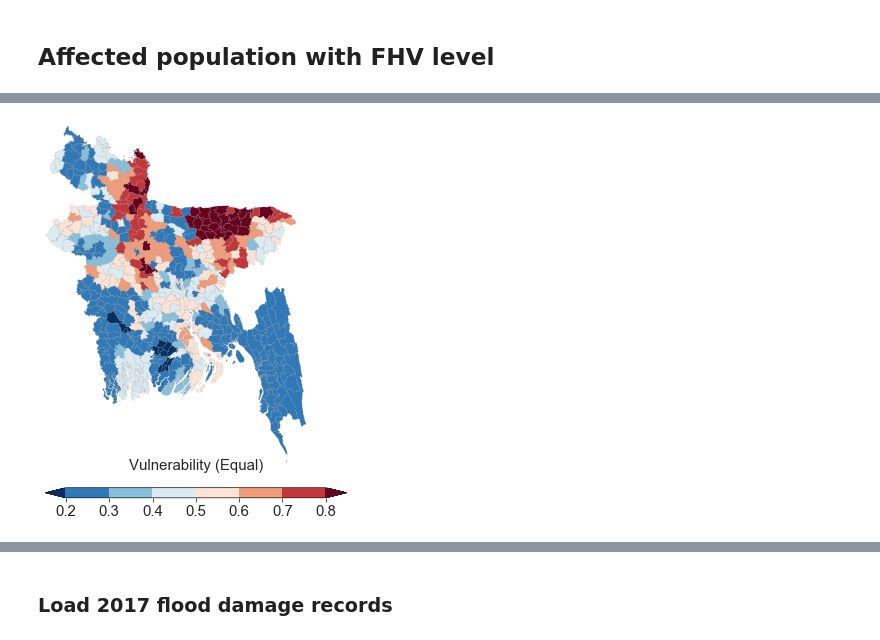
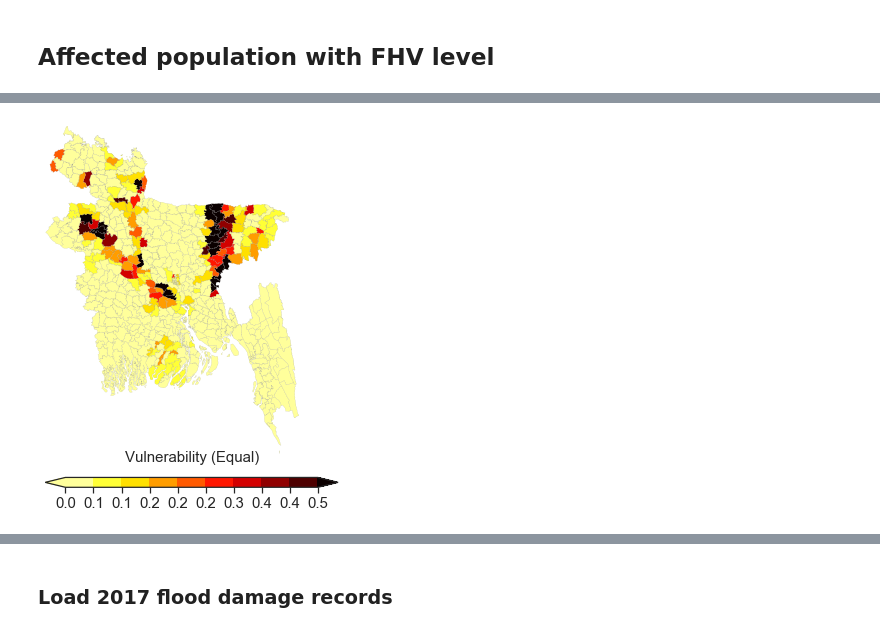
Before and after one commit to gnodnooh/VulnRiskImpact-BGD, a Jupyter notebook: FVI_Assessment2.ipynb, the cells around one changed output, grey strips where cells are left out. Drawn from its saved outputs; the diff is of its cells as text; code cells hidden in the pictures.

```diff
--- a/FVI_Assessment2.ipynb
+++ b/FVI_Assessment2.ipynb
@@ -134,13 +139,27 @@ impact['ADM2_PCODE'] = (impact['ADM3_PCODE'] / 100).astype(int)
 impact = impact.set_index('ADM3_PCODE')
 
 # Merge impact and vulnerability
-merge = pd.merge(impact, vuln, how='outer', left_index=True, right_index=True)
+merge3 = pd.merge(impact, vuln, how='outer', left_index=True, right_index=True)
 
 # IMPACT ASSESSMENT -------------------------- #
-merge['AVG_VULN_EQUAL'] = merge['POPU_FCST']*merge['equal']/merge['POPU_FCST']
-merge['AVG_VULN_SOVI'] = merge['POPU_FCST']*merge['sovi']/merge['POPU_FCST']
+# Upazila
+merge3['VULN_EQUAL_FCST'] = merge3['POPU_FCST']*merge3['equal']
+merge3['VULN_SOVI_FCST'] = merge3['POPU_FCST']*merge3['sovi']
+merge3['VULN_EQUAL_INUN'] = merge3['POPU_INUN']*merge3['equal']
+merge3['VULN_SOVI_INUN'] = merge3['POPU_INUN']*merge3['sovi']
+# District
+cols = ['POPU_TOTAL','POPU_INUN','POPU_FCST',
+        'VULN_EQUAL_FCST','VULN_SOVI_FCST',
+        'VULN_EQUAL_INUN','VULN_SOVI_INUN']
+merge2 = merge3.groupby('ADM2_PCODE')[cols].sum()
+merge2['POPU_INUN_RATIO'] = merge2['POPU_INUN']/merge2['POPU_TOTAL']
+merge2['POPU_FCST_RATIO'] = merge2['POPU_FCST']/merge2['POPU_TOTAL']
+merge2['AVG_VULN_EQUAL_FCST'] = merge2['VULN_EQUAL_FCST']/(merge2['POPU_FCST']+1)
+merge2['AVG_VULN_SOVI_FCST'] = merge2['VULN_SOVI_FCST']/(merge2['POPU_FCST']+1)
+merge2['AVG_VULN_EQUAL_INUN'] = merge2['VULN_EQUAL_INUN']/(merge2['POPU_INUN']+1)
+merge2['AVG_VULN_SOVI_INUN'] = merge2['VULN_SOVI_INUN']/(merge2['POPU_INUN']+1)
+# -------------------------------------------- #
 
 # Mapping
-mapdata3 = shape.copy()
-mapdata3['ADM3_PCODE'] = mapdata3['ADM3_PCODE'].astype(int)
-mapdata3 = mapdata3.merge(merge, how='outer', on='ADM3_PCODE')
+mapdata3 = shape3.merge(merge3, how='outer', on='ADM3_PCODE')
+mapdata2 = shape2.merge(merge2, how='outer', on='ADM2_PCODE')
@@ -152,40 +184,40 @@ mapdata3 = mapdata3.merge(merge, how='outer', on='ADM3_PCODE')
 
 
 # Colormap
-bounds = list(np.arange(0.2,0.8,0.1))
+bounds = list(np.arange(0,0.5,0.05))
 boundaries = [0]+bounds+[1]
-cmap, norm, vmin, vmax, ticks, boundaries = fhv.cbarpam(bounds, 'RdBu_r', labloc='on',
+cmap, norm, vmin, vmax, ticks, boundaries = fhv.cbarpam(bounds, 'hot_r', labloc='on',
                                                         boundaries=boundaries, extension='both')
 
 # Mapping
 sns.set_style("white", {'axes.linewidth': 1, 'grid.color': 'black'})
 
 # Plotting
 figlabel = 'Vulnerability (Equal)'
 fig, ax = plt.subplots(nrows=1,ncols=1,figsize=(4,5), facecolor='w')
 ax.set_axis_off()
 ax.set_aspect('equal')
 ax.axis(lims)
-mapdata3.plot(ax=ax, column='AVG_VULN_EQUAL', linewidth=0.1, edgecolor='grey',
+mapdata3.plot(ax=ax, column='POPU_FCST_RATIO', linewidth=0.1, edgecolor='grey',
         cmap=cmap, norm=norm, vmin=vmin, vmax=vmax)
 plt.tight_layout()
 # Colorbar
 cax = inset_axes(ax, width="46%", height="3%",
                  loc='lower left',
                  bbox_to_anchor=(0, -0.1, 2.5, 1),
                  bbox_transform=ax.transAxes,borderpad=0)
 cbar = mpl.colorbar.ColorbarBase(cax, cmap=cmap, norm=norm,
                                  boundaries=boundaries,
                                  extend='both',
                                  extendfrac=0.08,
                                  ticks = ticks,
                                  spacing='uniform',
                                  orientation='horizontal')
 cbar.ax.set_xticklabels(['%.1f'%lb for lb in np.array(bounds)],
                         fontname='arial', fontsize=15)
 cbar.set_label(figlabel, labelpad=-60,
                fontname='arial', fontsize=15,
                horizontalalignment='center')
 plt.show()
 # %% [output]
-[figure, old version]
+[figure, new version]
```
Also changed, not shown: parts of 7 cells of this notebook.
